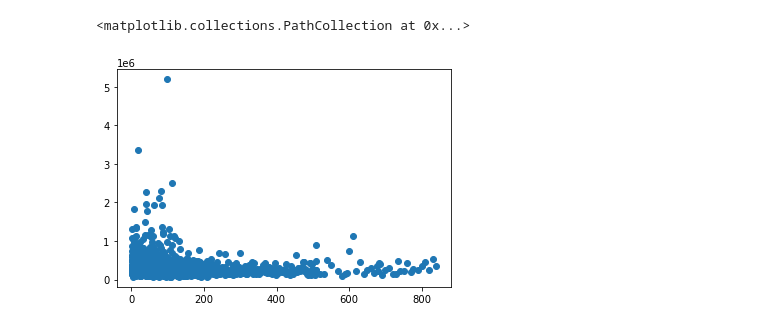
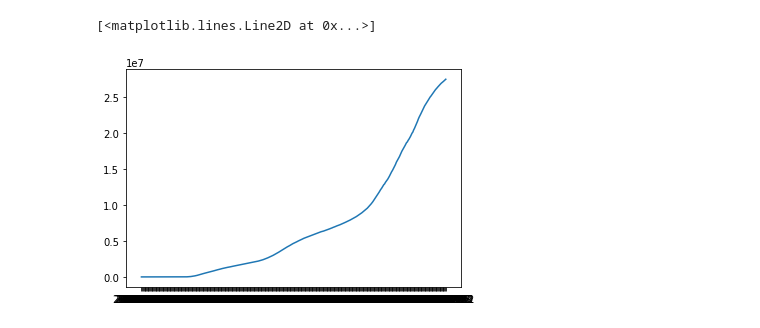
Before and after one commit to AndrewAcomb/CS-396-project, a Jupyter notebook: EDA.ipynb, the cells around one changed output. Drawn from its saved outputs; the diff is of its cells as text; code cells hidden in the pictures.

Commit message:
3 plots

```diff
--- a/EDA.ipynb
+++ b/EDA.ipynb
@@ -2,11 +2,6 @@
 import pandas as pd
 import numpy as np
 import matplotlib.pyplot as plt
-import seaborn as sns
 
 zillow = pd.read_csv("data/County_zhvi_uc_sfrcondo_tier_0.67_1.0_sm_sa_mon.csv")
-
-plt.scatter(zillow["MunicipalCodeFIPS"], zillow["2020-01-31"])
+nyt = pd.read_csv("data/us.csv")
-# %% [output]
-<matplotlib.collections.PathCollection at 0x...>
-[figure, removed]
@@ -14,0 +8,5 @@ print()
+# %%
+plt.plot(nyt["date"], nyt["cases"])
+# %% [output]
+[<matplotlib.lines.Line2D at 0x...>]
+[figure, added]
```
Also changed, not shown: parts of 5 cells of this notebook.
